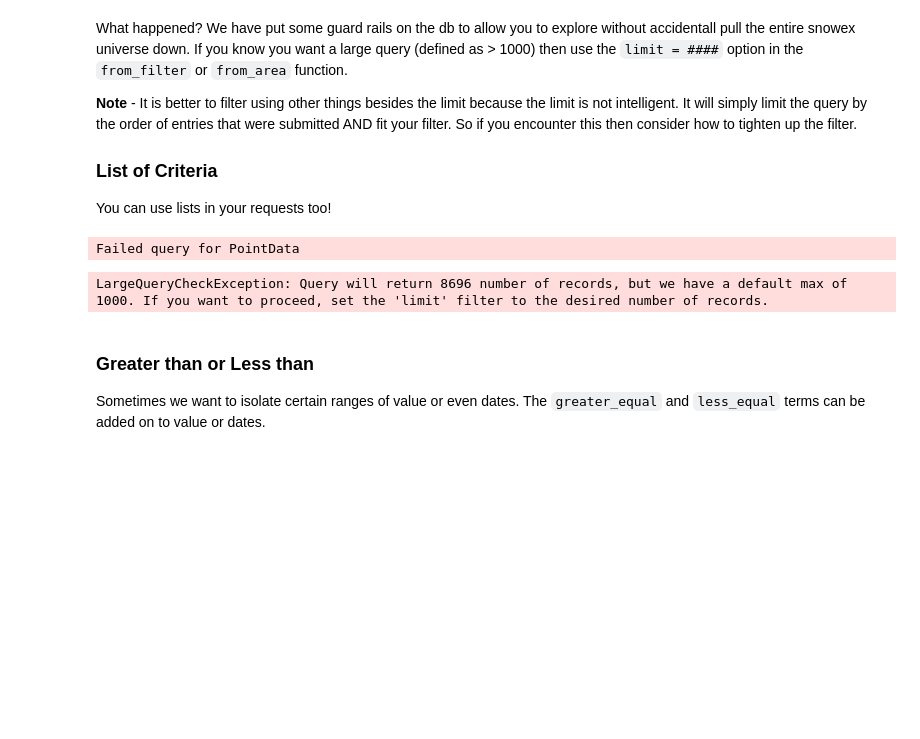
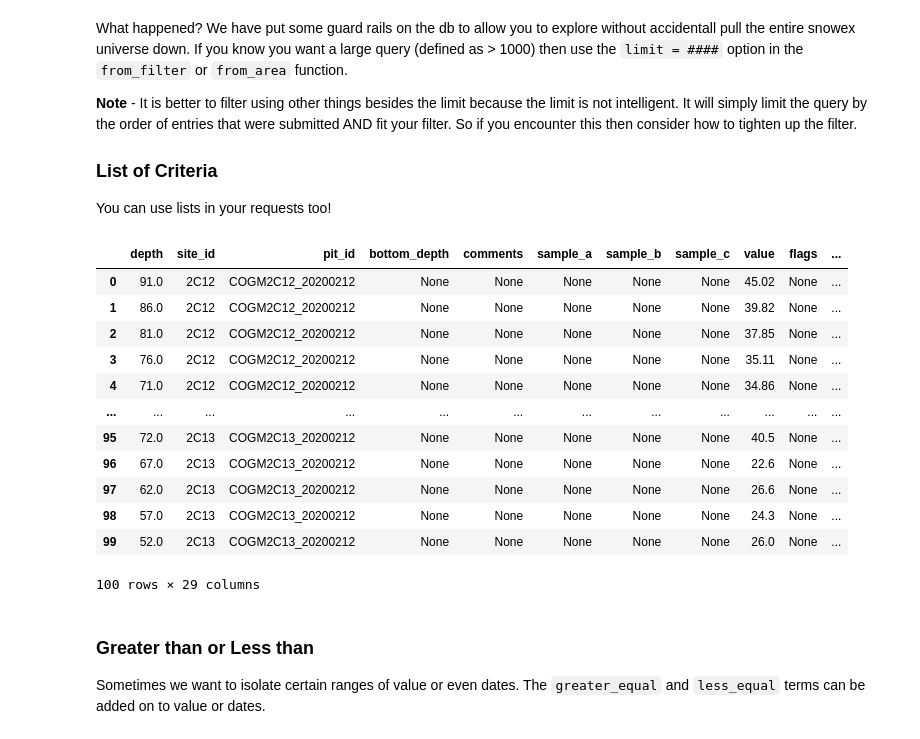
Before and after one commit to snowex-hackweek/website-2024, a Jupyter notebook: book/tutorials/snowex_database/3_forming_queries.ipynb, the cells around one changed output. Drawn from its saved outputs; the diff is of its cells as text; code cells hidden in the pictures; blank space fills up the shorter version.

```diff
--- a/book/tutorials/snowex_database/3_forming_queries.ipynb
+++ b/book/tutorials/snowex_database/3_forming_queries.ipynb
@@ -96,10 +124,21 @@ You can use lists in your requests too!
 # %%
 from snowexsql.api import LayerMeasurements
 ssa_instruments = ["IS3-SP-15-01US", "IRIS",  "IS3-SP-11-01F"]
-LayerMeasurements.from_filter(instrument=ssa_instruments)
+LayerMeasurements.from_filter(instrument=ssa_instruments, limit=100)
 # %% [output]
+|  | depth | site_id | pit_id | bottom_depth | comments | sample_a | sample_b | sample_c | value | flags | ... |
+| 0 | 91.0 | 2C12 | COGM2C12_20200212 | None | None | None | None | None | 45.02 | None | ... |
+| 1 | 86.0 | 2C12 | COGM2C12_20200212 | None | None | None | None | None | 39.82 | None | ... |
+| 2 | 81.0 | 2C12 | COGM2C12_20200212 | None | None | None | None | None | 37.85 | None | ... |
+| 3 | 76.0 | 2C12 | COGM2C12_20200212 | None | None | None | None | None | 35.11 | None | ... |
+| 4 | 71.0 | 2C12 | COGM2C12_20200212 | None | None | None | None | None | 34.86 | None | ... |
+| ... | ... | ... | ... | ... | ... | ... | ... | ... | ... | ... | ... |
+| 95 | 72.0 | 2C13 | COGM2C13_20200212 | None | None | None | None | None | 40.5 | None | ... |
+| 96 | 67.0 | 2C13 | COGM2C13_20200212 | None | None | None | None | None | 22.6 | None | ... |
+| 97 | 62.0 | 2C13 | COGM2C13_20200212 | None | None | None | None | None | 26.6 | None | ... |
+| 98 | 57.0 | 2C13 | COGM2C13_20200212 | None | None | None | None | None | 24.3 | None | ... |
+| 99 | 52.0 | 2C13 | COGM2C13_20200212 | None | None | None | None | None | 26.0 | None | ... |
-Failed query for PointData
+100 rows × 29 columns
-LargeQueryCheckException: Query will return 8696 number of records, but we have a default max of 1000. If you want to proceed, set the 'limit' filter to the desired number of records.
 # %% [markdown]
 ### Greater than or Less than
 Sometimes we want to isolate certain ranges of value or even dates. The `greater_equal` and `less_equal` terms can be added on to value or dates.
```
Also changed, not shown: parts of 2 cells of this notebook, 5 other files.
